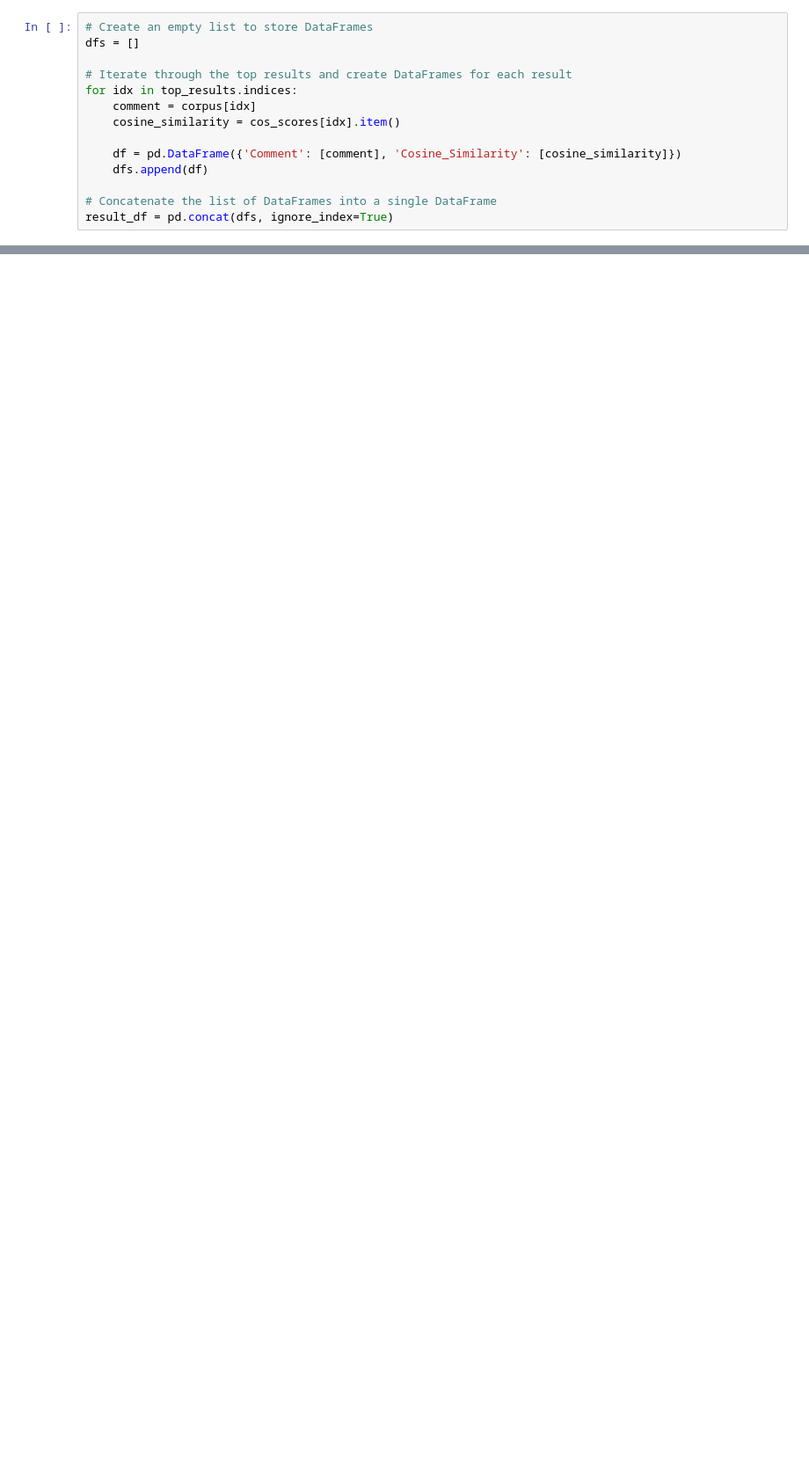
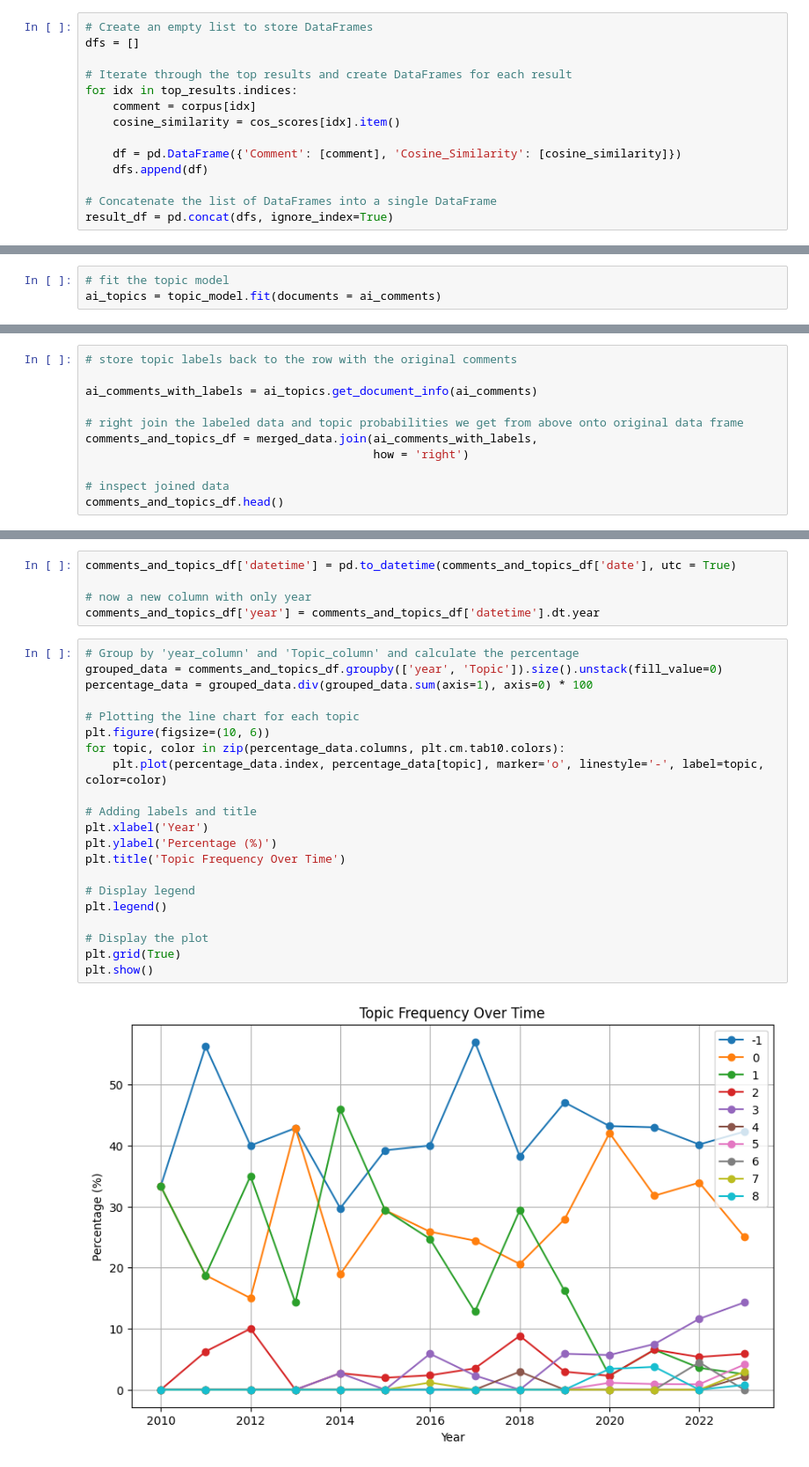
Before and after one commit to gzlupko/nlp_projects, a Jupyter notebook: Studies/reddit_study/reddit_NLP.ipynb, the cells around one changed output, grey strips where cells are left out. Shown: that part at 88% size. Saved outputs shown, nothing was run; the diff lists cells and outputs as text; blank space fills up the shorter version.

```diff
--- a/Studies/reddit_study/reddit_NLP.ipynb
+++ b/Studies/reddit_study/reddit_NLP.ipynb
@@ -132,0 +230,3 @@ merged_data.head()
+# %%
+# fit the topic model
+ai_topics = topic_model.fit(documents = ai_comments)
@@ -132,0 +323,11 @@ merged_data.head()
+# %%
+# store topic labels back to the row with the original comments
+
+ai_comments_with_labels = ai_topics.get_document_info(ai_comments)
+
+# right join the labeled data and topic probabilities we get from above onto original data frame
+comments_and_topics_df = merged_data.join(ai_comments_with_labels,
+                                          how = 'right')
+
+# inspect joined data
+comments_and_topics_df.head()
@@ -132,0 +378,28 @@ merged_data.head()
+# %%
+comments_and_topics_df['datetime'] = pd.to_datetime(comments_and_topics_df['date'], utc = True)
+
+# now a new column with only year
+comments_and_topics_df['year'] = comments_and_topics_df['datetime'].dt.year
+# %%
+# Group by 'year_column' and 'Topic_column' and calculate the percentage
+grouped_data = comments_and_topics_df.groupby(['year', 'Topic']).size().unstack(fill_value=0)
+percentage_data = grouped_data.div(grouped_data.sum(axis=1), axis=0) * 100
+
+# Plotting the line chart for each topic
+plt.figure(figsize=(10, 6))
+for topic, color in zip(percentage_data.columns, plt.cm.tab10.colors):
+    plt.plot(percentage_data.index, percentage_data[topic], marker='o', linestyle='-', label=topic, color=color)
+
+# Adding labels and title
+plt.xlabel('Year')
+plt.ylabel('Percentage (%)')
+plt.title('Topic Frequency Over Time')
+
+# Display legend
+plt.legend()
+
+# Display the plot
+plt.grid(True)
+plt.show()
+# %% [output]
+[figure, added]
```
Also changed, not shown: parts of 32 cells of this notebook.
